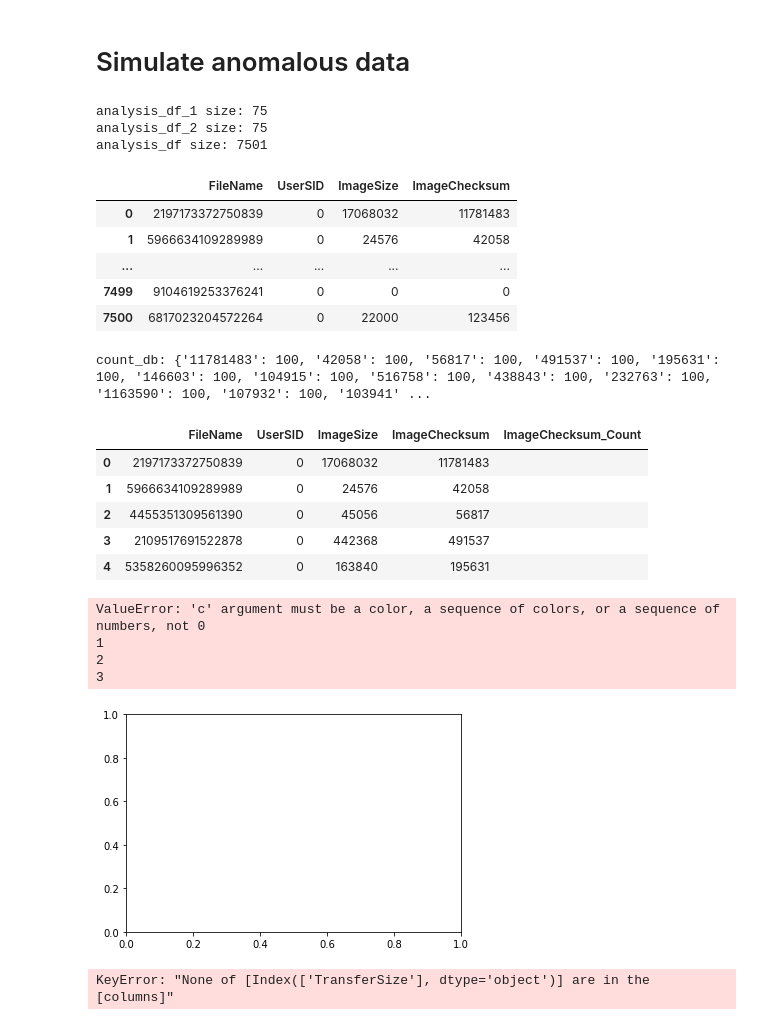
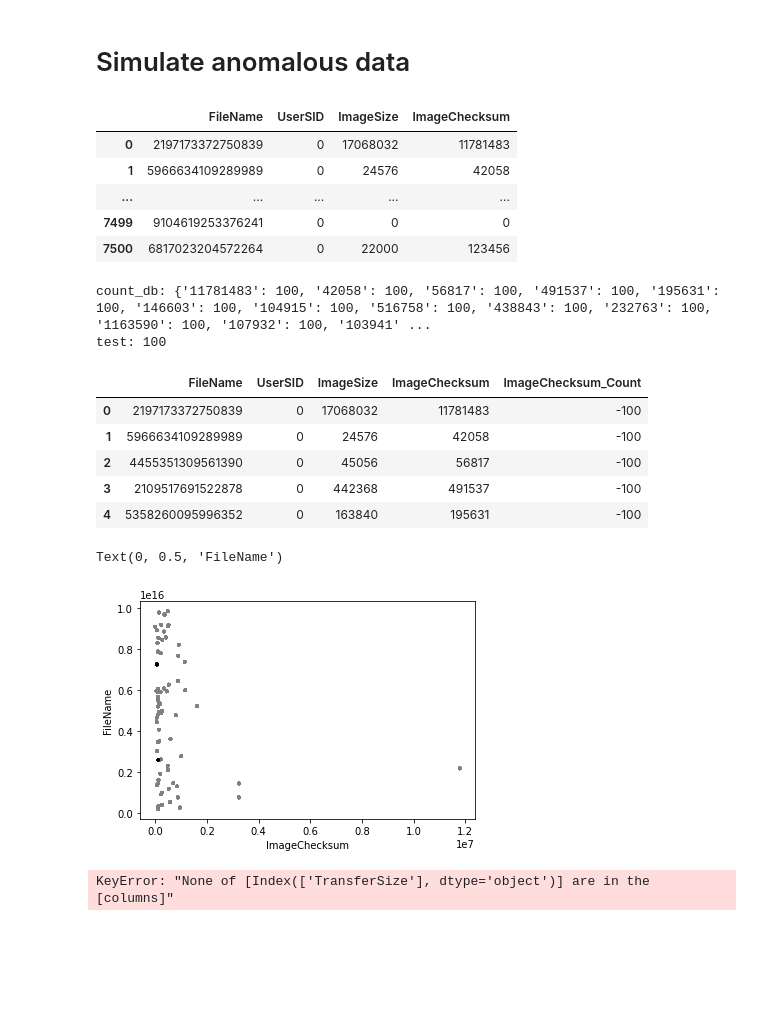
Before and after one commit to jt0dd/windows-baseline, a Jupyter notebook: analyze.ipynb, the cells around one changed output. Drawn from its saved outputs; the diff is of its cells as text; code cells hidden in the pictures; blank space fills up the shorter version.

```diff
--- a/analyze.ipynb
+++ b/analyze.ipynb
@@ -260,12 +260,8 @@ analysis_df = pd.concat(dfs, ignore_index=True, copy=True)
 # %%
 anomoly = pd.Series([convert_str('innocent_calculator.exe'), 0, 22000, 123456], index=["FileName", "UserSID", "ImageSize", "ImageChecksum"])
 analysis_df = pd.concat([analysis_df, anomoly.to_frame().T], ignore_index=True)
-print(f"analysis_df_1 size: {analysis_df_1.shape[0]}\nanalysis_df_2 size: {analysis_df_2.shape[0]}\nanalysis_df size: {analysis_df.shape[0]}\n")
 display(HTML(analysis_df.to_html(max_rows=4, float_format='{:10.4f}'.format)))
 # %% [output]
-analysis_df_1 size: 75
-analysis_df_2 size: 75
-analysis_df size: 7501
 |  | FileName | UserSID | ImageSize | ImageChecksum |
 | 0 | 2197173372750839 | 0 | 17068032 | 11781483 |
 | 1 | 5966634109289989 | 0 | 24576 | 42058 |
@@ -274,6 +270,7 @@ analysis_df size: 7501
 | 7500 | 6817023204572264 | 0 | 22000 | 123456 |
 # %%
 names = {}
+db = {}
 for fname in analysis_df['FileName']:
     reverted_val = lookup_tables['convert_str'][fname]
     names[reverted_val] = True
@@ -292,11 +289,19 @@ for checksum in analysis_df['ImageChecksum']:
 
 print(f"count_db: {count_db}")
 
-analysis_df["ImageChecksum_Count"] = ""
+analysis_df['ImageChecksum_Count'] = 0
 
-for checksum in count_db:
-    checksum_str = str(checksum)
-    analysis_df.loc[analysis_df['ImageChecksum'] == checksum, 'ImageChecksum_Count'] = count_db[checksum_str]
+#analysis_df['ImageChecksum_Count'] = count_db[str(analysis_df['ImageChecksum'])]
+
+checksum_col_index = analysis_df.columns.get_loc('ImageChecksum')
+checksum_count_col_index = analysis_df.columns.get_loc('ImageChecksum_Count')
+print('test:', count_db[str(analysis_df.iat[1, checksum_count_col_index])])
+
+for i, row in analysis_df.iterrows():
+    analysis_df.iat[i, checksum_count_col_index] = count_db[str(analysis_df.iat[i, checksum_col_index])] * -1
+
+#print('val:', analysis_df.iat[1, checksum_count_col_index])
+
 
 analysis_df.head()
 
@@ -305,22 +310,20 @@ analysis_df.head()
 #    print(f"\t{name}")
 # %% [output]
 count_db: {'11781483': 100, '42058': 100, '56817': 100, '491537': 100, '195631': 100, '146603': 100, '104915': 100, '516758': 100, '438843': 100, '232763': 100, '1163590': 100, '107932': 100, '103941' ...
+test: 100
 |  | FileName | UserSID | ImageSize | ImageChecksum | ImageChecksum_Count |
-| 0 | 2197173372750839 | 0 | 17068032 | 11781483 |  |
-| 1 | 5966634109289989 | 0 | 24576 | 42058 |  |
-| 2 | 4455351309561390 | 0 | 45056 | 56817 |  |
-| 3 | 2109517691522878 | 0 | 442368 | 491537 |  |
-| 4 | 5358260095996352 | 0 | 163840 | 195631 |  |
+| 0 | 2197173372750839 | 0 | 17068032 | 11781483 | -100 |
+| 1 | 5966634109289989 | 0 | 24576 | 42058 | -100 |
+| 2 | 4455351309561390 | 0 | 45056 | 56817 | -100 |
+| 3 | 2109517691522878 | 0 | 442368 | 491537 | -100 |
+| 4 | 5358260095996352 | 0 | 163840 | 195631 | -100 |
 # %%
-plt.scatter(analysis_df.ImageChecksum, analysis_df.FileName, s=200, c=analysis_df['ImageChecksum_Count'], cmap='gray')
+plt.scatter(analysis_df.ImageChecksum, analysis_df.FileName, s=5, c=analysis_df['ImageChecksum_Count'], cmap='gray')
 plt.xlabel('ImageChecksum')
 plt.ylabel('FileName')
 # %% [output]
-ValueError: 'c' argument must be a color, a sequence of colors, or a sequence of numbers, not 0
-1
-2
-3
+Text(0, 0.5, 'FileName')
-[figure, old version]
+[figure, new version]
 # %%
 scaler = MinMaxScaler()
 
```
